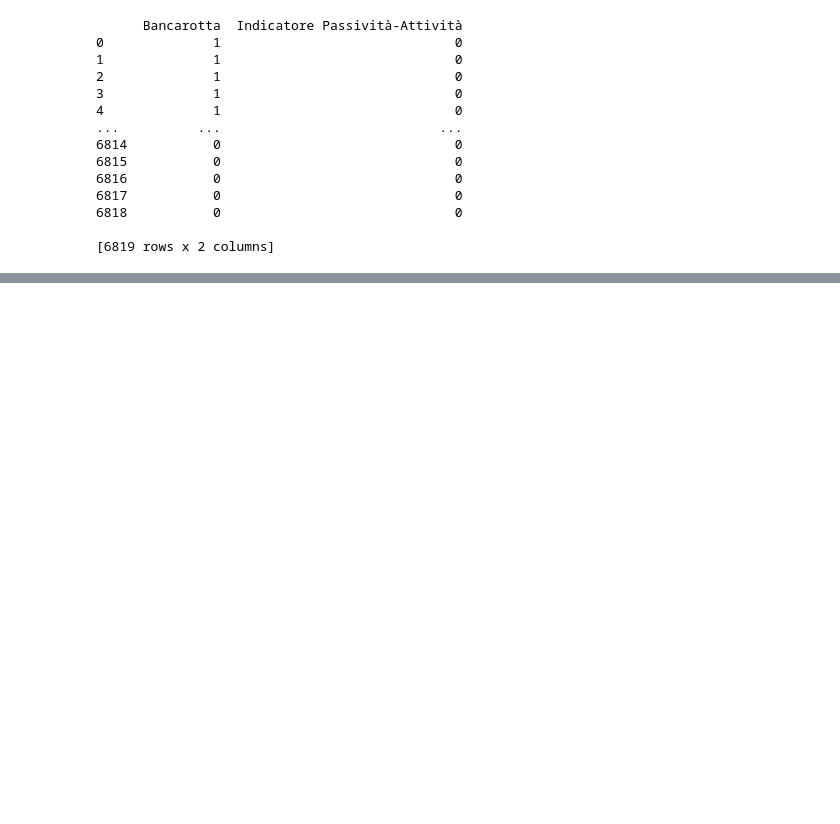
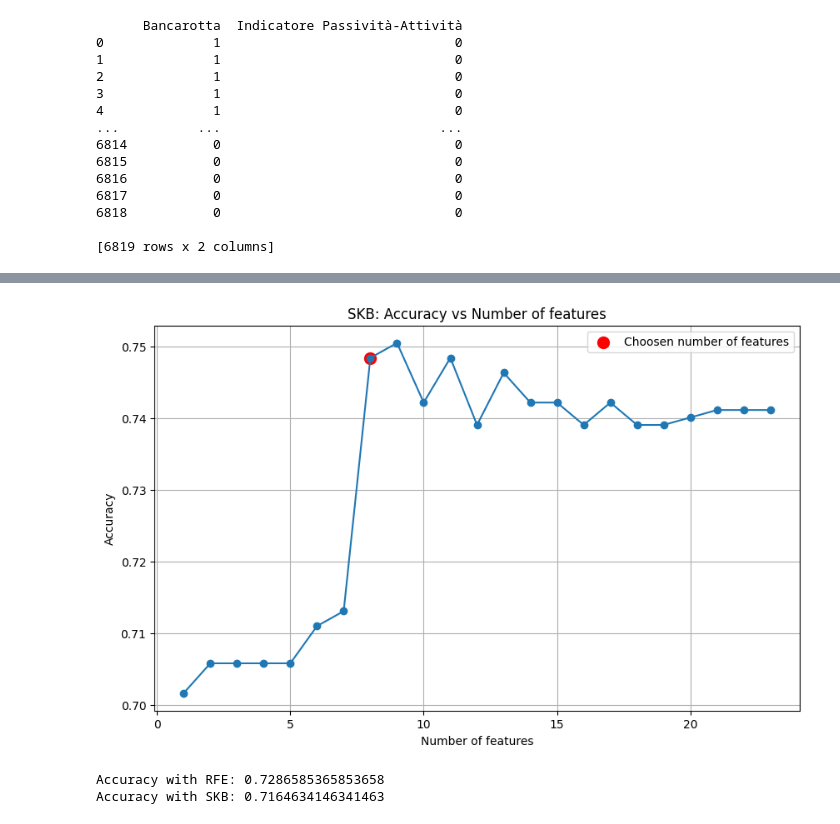
Before and after one commit to PierandreaMartella/CompanyBankruptcyPrediction, a Jupyter notebook: Main.ipynb, the cells around one changed output, grey strips where cells are left out. Cells and saved outputs as stored; diff of their text form; code cells hidden in the pictures; blank space fills up the shorter version.

Commit message:
loocv

```diff
--- a/Main.ipynb
+++ b/Main.ipynb
@@ -422,0 +365,15 @@ Optimization terminated successfully.
+# %%
+k_skb = 8
+# %%
+# Plot accuracies
+plt.figure(figsize=(10, 6))
+plt.scatter(k_skb, accuracies_skb[k_skb-1], color='red', label='Choosen number of features', s=100)
+plt.plot(range(1, len(X_train_SMOTE.columns)+1), accuracies_skb, marker='o' )
+plt.legend()
+plt.xlabel('Number of features')
+plt.ylabel('Accuracy')
+plt.title('SKB: Accuracy vs Number of features')
+plt.grid()
+plt.show()
+# %% [output]
+[figure, added]
@@ -422,0 +390,11 @@ Optimization terminated successfully.
+# %%
+# LOOCV rfe
+accuracy_rfe = loocv(X_train_rfe, y_train)
+print(f"Accuracy with RFE: {accuracy_rfe}")
+
+# LOOCV skb
+accuracy_skb = loocv(X_train_skb, y_train)
+print(f"Accuracy with SKB: {accuracy_skb}")
+# %% [output]
+Accuracy with RFE: 0.7286585365853658
+Accuracy with SKB: 0.7164634146341463
```
Also changed, not shown: parts of 24 cells of this notebook.
